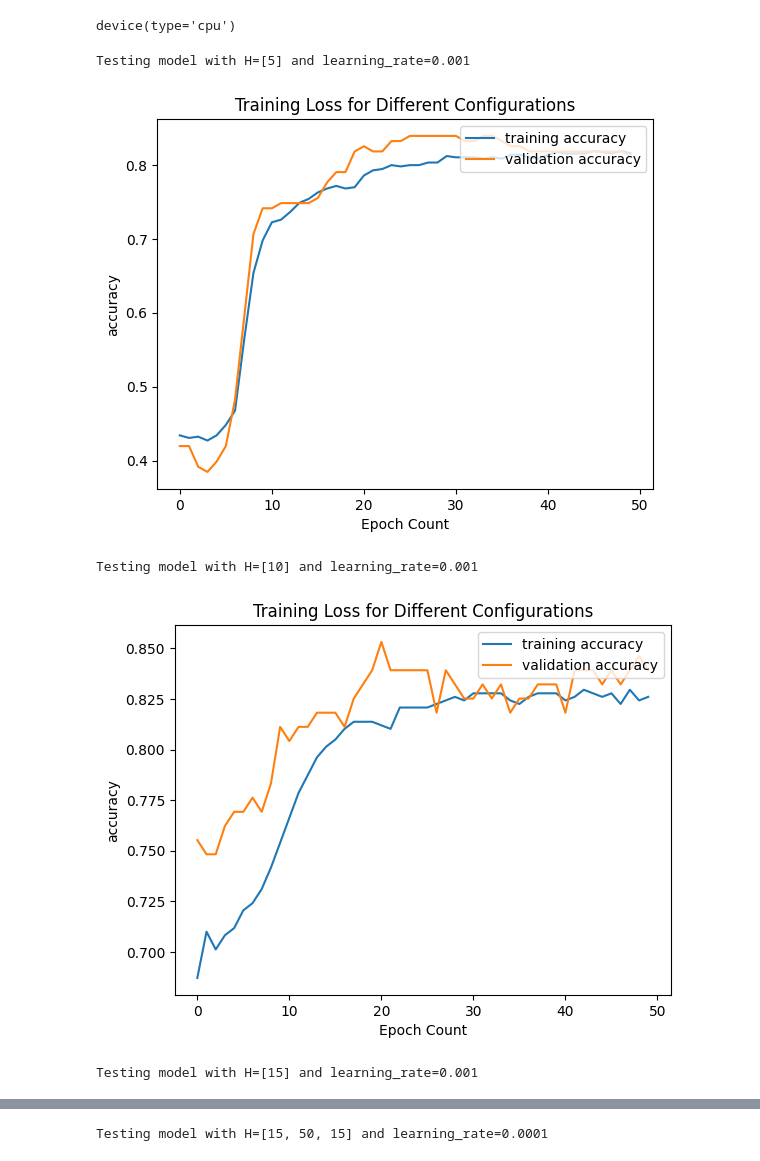
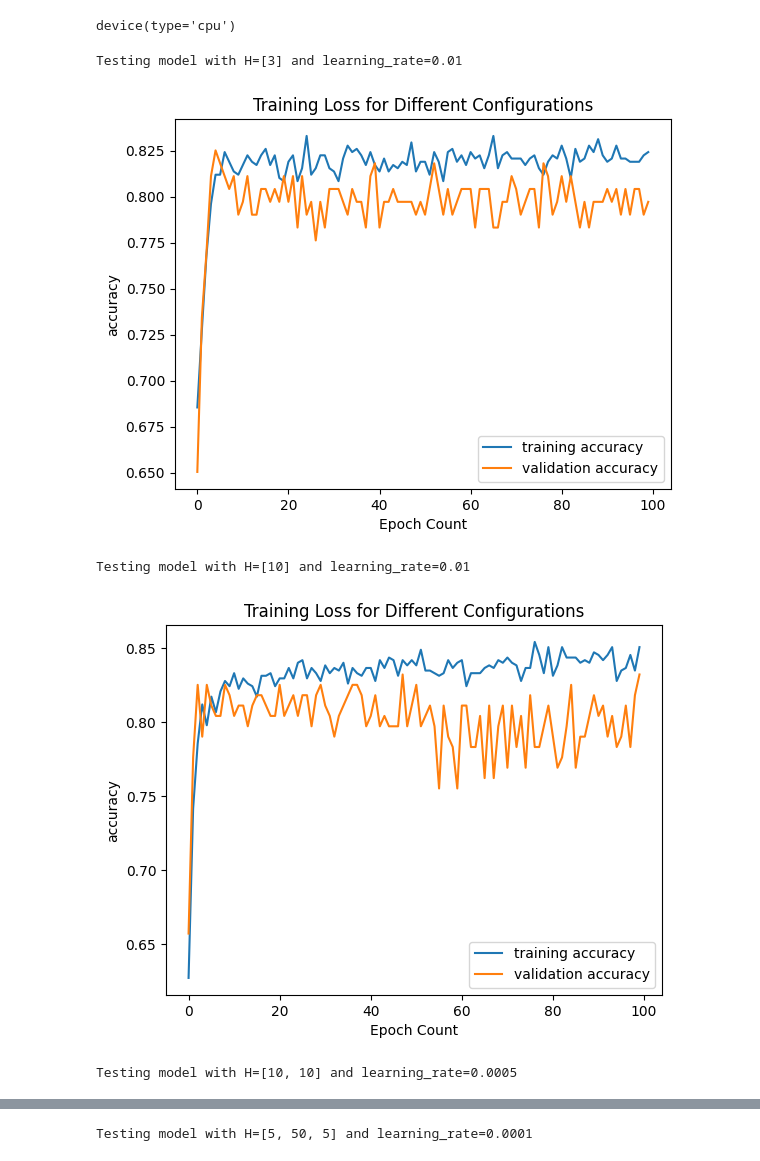
Before and after one commit to daniel-seiler/AILab, a Jupyter notebook: assignment_2/assignment_2.ipynb, the cells around one changed output, grey strips where cells are left out. Saved outputs shown, nothing was run; the diff lists cells and outputs as text; code cells hidden in the pictures.

Commit message:
Fixed data loader

```diff
--- a/assignment_2/assignment_2.ipynb
+++ b/assignment_2/assignment_2.ipynb
@@ -13,39 +13,38 @@ device
 # %% [output]
 device(type='cpu')
 # %%
-
 class TitanicDataset(Dataset):
-    def __init__(self, file_path: str, train:bool=True):
+    def __init__(self, file_path: str, train: bool = True):
         """
         Arguments:
             file_path (string): Path to the csv file with annotations.
             train (bool): Return training data if True, else return test data.
         """
-
         df = pd.read_csv(file_path)
 
         # Choose features
-        self.features = ["Pclass", "Age", "SibSp", "Parch", "Fare", "Sex", "Embarked"]
-        df = df[self.features + ["Survived"]].dropna()
+        features = ["Pclass", "Age", "SibSp", "Parch", "Fare", "Sex", "Embarked"]
+        df = df[features + ["Survived"]].dropna()
 
         # One-Hot-Encoding
         df = pd.get_dummies(df, columns=["Sex", "Embarked"], drop_first=True)
 
-        # Skaling of numerical features
+        # Split data into training and testing sets
+        X = df.drop(columns=["Survived"], axis=1).values.astype(np.float32)
+        y = df["Survived"].values.astype(np.float32).reshape(-1, 1)
+
+        X_train, X_test, y_train, y_test = train_test_split(X, y, test_size=0.2, random_state=42)
+
+        # Scaling of numerical features (only fit on training data)
         scaler = StandardScaler()
-        numerical_features = ["Pclass", "Age", "SibSp", "Parch", "Fare"]
-        df[numerical_features] = scaler.fit_transform(df[numerical_features])
+        numerical_features = [0, 1, 2, 3, 4]  # Indices for "Pclass", "Age", "SibSp", "Parch", "Fare"
+        X_train[:, numerical_features] = scaler.fit_transform(X_train[:, numerical_features])
+        X_test[:, numerical_features] = scaler.transform(X_test[:, numerical_features])
 
-        # Set data and target
-        self.X = df.drop(columns=["Survived"], axis=1).values.astype(np.float32)
-        self.y = df["Survived"].values.astype(np.float32).reshape(-1, 1)
-
-        # Split data into training and testing sets
-        split_idx = int(0.8 * len(df))
         if train:
-            self.X, self.y = self.X[:split_idx], self.y[:split_idx]
+            self.X, self.y = X_train, y_train
         else:
-            self.X, self.y = self.X[split_idx:], self.y[split_idx:]
+            self.X, self.y = X_test, y_test
 
     def __len__(self):
         return len(self.y)
@@ -62,7 +61,7 @@ test_loader = DataLoader(titanic_val, batch_size=16, shuffle=False)
 
 batch_size_train = 16
 batch_size_test = 16
-n_epoch = 50
+n_epoch = 100
 # %%
 class TitanicNN(torch.nn.Module):
     def __init__(self, D_in, hidden_layers, D_out):
@@ -140,38 +139,38 @@ def train(model, train_accuracies, test_accuracies, optimizer):
 # %%
 # Define different configurations for the models
 model_configs = [
-    {"H": [5], "learning_rate": 0.001},
-    {"H": [10], "learning_rate": 0.001},
-    {"H": [15], "learning_rate": 0.001},
-    {"H": [15, 50, 15], "learning_rate": 0.0001},
+    {"H": [3], "learning_rate": 0.01},
+    {"H": [10], "learning_rate": 0.01},
+    {"H": [10,10], "learning_rate": 0.0005},
+    {"H": [5, 50, 5], "learning_rate": 0.0001},
 ]
 def run_model(model_class):
 
     # Loop through each configuration
     for config in model_configs:
         print(f"Testing model with H={config['H']} and learning_rate={config['learning_rate']}")
 
         # Initialize model, loss function, and optimizer with the current configuration
         model = model_class(D_in, config["H"], D_out).to(device)
         optimizer = torch.optim.Adam(model.parameters(), lr=config["learning_rate"])
         train_accuracy, test_accuracy = [], []
 
         # Train the model
         train(model, train_accuracy, test_accuracy, optimizer)
 
         # Plot all training losses in one figure
         fig = plt.figure()
         plt.plot(train_accuracy, label="training accuracy")
         plt.plot(test_accuracy, label="validation accuracy")
-        plt.legend(loc='upper right')
+        plt.legend(loc='lower right')
         plt.xlabel('Epoch Count')
         plt.ylabel('accuracy')
         plt.title('Training Loss for Different Configurations')
         plt.show()
 run_model(TitanicNN)
 # %% [output]
-Testing model with H=[5] and learning_rate=0.001
+Testing model with H=[3] and learning_rate=0.01
-[figure, old version]
+[figure, new version]
-Testing model with H=[10] and learning_rate=0.001
+Testing model with H=[10] and learning_rate=0.01
-[figure, old version]
+[figure, new version]
-Testing model with H=[15] and learning_rate=0.001
+Testing model with H=[10, 10] and learning_rate=0.0005
@@ -179 +178 @@ Testing model with H=[15] and learning_rate=0.001
-Testing model with H=[15, 50, 15] and learning_rate=0.0001
+Testing model with H=[5, 50, 5] and learning_rate=0.0001
```
Also changed, not shown: parts of 3 cells of this notebook.
